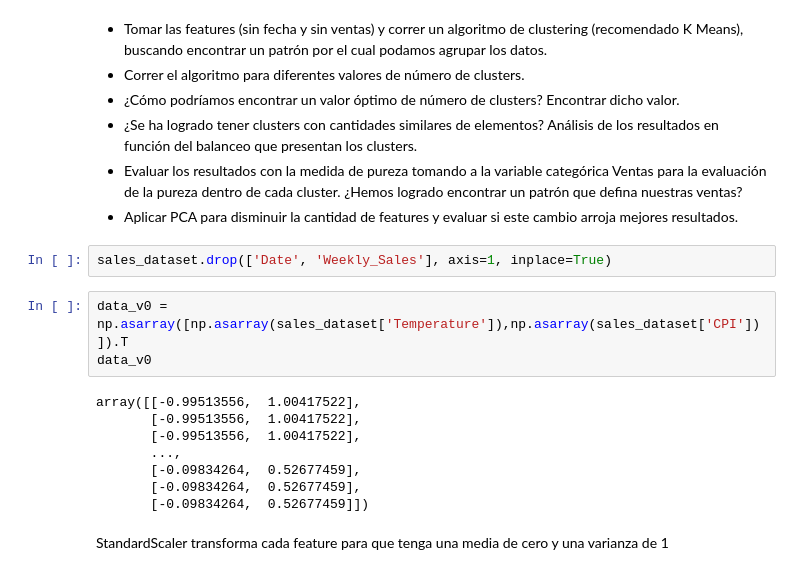
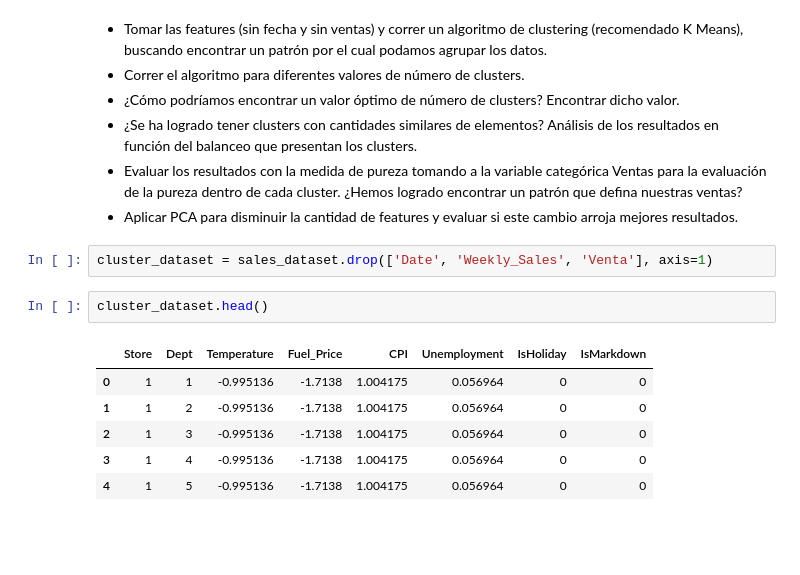
Before and after one commit to dbourdin/diplodatos-mentorias, a Jupyter notebook: AprendizajeNoSupervisado/retail_data_analytics.ipynb, the cells around one changed output. Cells and saved outputs as stored; diff of their text form; blank space fills up the shorter version.

```diff
--- a/AprendizajeNoSupervisado/retail_data_analytics.ipynb
+++ b/AprendizajeNoSupervisado/retail_data_analytics.ipynb
@@ -486,17 +491,13 @@ sales_dataset.head()
 - Evaluar los resultados con la medida de pureza tomando a la variable categórica Ventas para la evaluación de la pureza dentro de cada cluster. ¿Hemos logrado encontrar un patrón que defina nuestras ventas?
 - Aplicar PCA para disminuir la cantidad de features y evaluar si este cambio arroja mejores resultados.
 # %%
-sales_dataset.drop(['Date', 'Weekly_Sales'], axis=1, inplace=True)
+cluster_dataset = sales_dataset.drop(['Date', 'Weekly_Sales', 'Venta'], axis=1)
-# %%
-data_v0 = np.asarray([np.asarray(sales_dataset['Temperature']),np.asarray(sales_dataset['CPI'])]).T
-data_v0
-# %% [output]
-array([[-0.99513556,  1.00417522],
-       [-0.99513556,  1.00417522],
-       [-0.99513556,  1.00417522],
-       ...,
-       [-0.09834264,  0.52677459],
-       [-0.09834264,  0.52677459],
-       [-0.09834264,  0.52677459]])
-# %% [markdown]
-StandardScaler transforma cada feature para que tenga una media de cero y una varianza de 1
+# %%
+cluster_dataset.head()
+# %% [output]
+|  | Store | Dept | Temperature | Fuel_Price | CPI | Unemployment | IsHoliday | IsMarkdown |
+| 0 | 1 | 1 | -0.995136 | -1.7138 | 1.004175 | 0.056964 | 0 | 0 |
+| 1 | 1 | 2 | -0.995136 | -1.7138 | 1.004175 | 0.056964 | 0 | 0 |
+| 2 | 1 | 3 | -0.995136 | -1.7138 | 1.004175 | 0.056964 | 0 | 0 |
+| 3 | 1 | 4 | -0.995136 | -1.7138 | 1.004175 | 0.056964 | 0 | 0 |
+| 4 | 1 | 5 | -0.995136 | -1.7138 | 1.004175 | 0.056964 | 0 | 0 |
```
Also changed, not shown: parts of 30 cells of this notebook.
